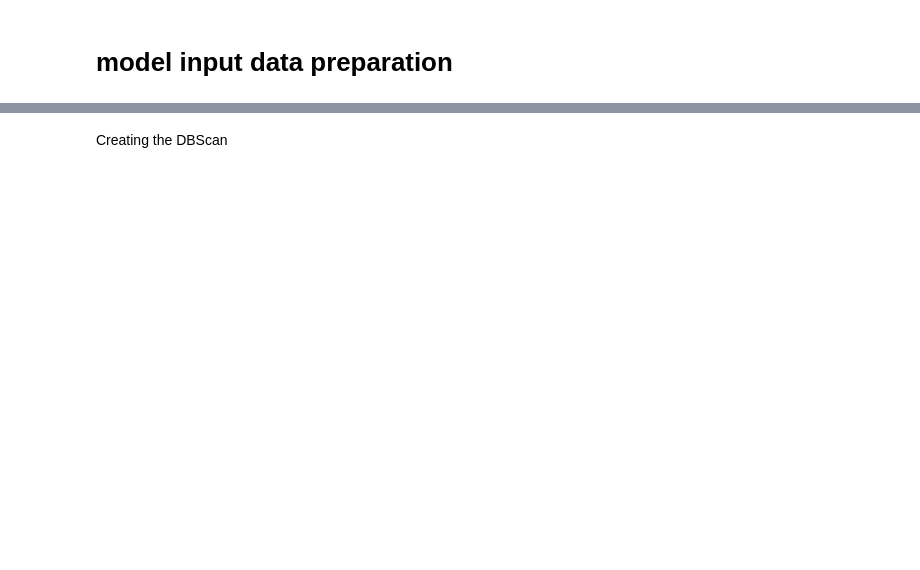
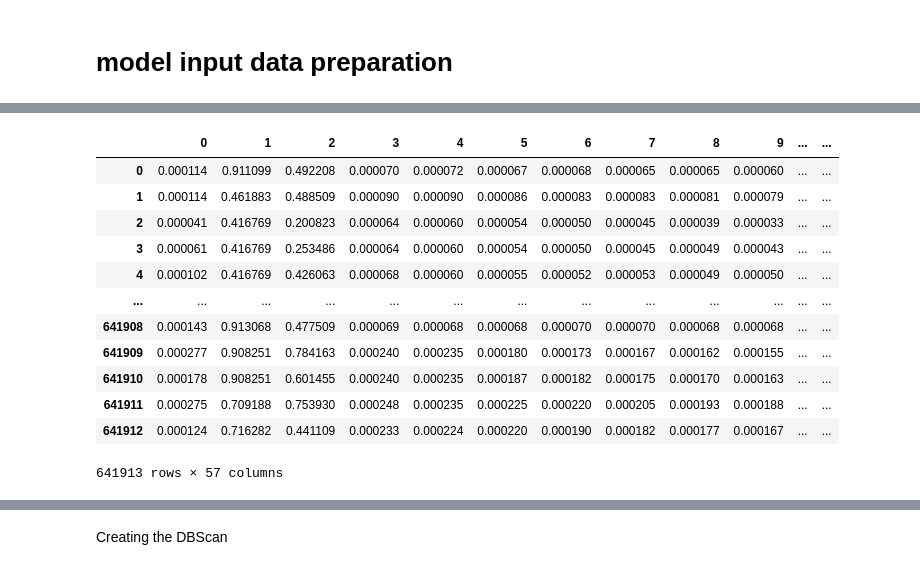
Before and after one commit to RapidSpectraX-Final-Year-Project/1.0, a Jupyter notebook: siamese.ipynb, the cells around one changed output, grey strips where cells are left out. Cells and saved outputs as stored; diff of their text form; code cells hidden in the pictures; blank space fills up the shorter version.

```diff
--- a/siamese.ipynb
+++ b/siamese.ipynb
@@ -65,0 +84,26 @@ spectra = list(mgf.read(mgf_file_path))
+# %%
+# import pandas as pd
+from sklearn.preprocessing import MinMaxScaler
+
+
+# Apply Min-Max Scaling
+scaler = MinMaxScaler()
+normalized_data = scaler.fit_transform(processed_features)
+
+# Convert back to DataFrame if needed
+normalized_df = pd.DataFrame(normalized_data, columns=processed_features.columns)
+normalized_df
+# %% [output]
+|  | 0 | 1 | 2 | 3 | 4 | 5 | 6 | 7 | 8 | 9 | ... | ... |
+| 0 | 0.000114 | 0.911099 | 0.492208 | 0.000070 | 0.000072 | 0.000067 | 0.000068 | 0.000065 | 0.000065 | 0.000060 | ... | ... |
+| 1 | 0.000114 | 0.461883 | 0.488509 | 0.000090 | 0.000090 | 0.000086 | 0.000083 | 0.000083 | 0.000081 | 0.000079 | ... | ... |
+| 2 | 0.000041 | 0.416769 | 0.200823 | 0.000064 | 0.000060 | 0.000054 | 0.000050 | 0.000045 | 0.000039 | 0.000033 | ... | ... |
+| 3 | 0.000061 | 0.416769 | 0.253486 | 0.000064 | 0.000060 | 0.000054 | 0.000050 | 0.000045 | 0.000049 | 0.000043 | ... | ... |
+| 4 | 0.000102 | 0.416769 | 0.426063 | 0.000068 | 0.000060 | 0.000055 | 0.000052 | 0.000053 | 0.000049 | 0.000050 | ... | ... |
+| ... | ... | ... | ... | ... | ... | ... | ... | ... | ... | ... | ... | ... |
+| 641908 | 0.000143 | 0.913068 | 0.477509 | 0.000069 | 0.000068 | 0.000068 | 0.000070 | 0.000070 | 0.000068 | 0.000068 | ... | ... |
+| 641909 | 0.000277 | 0.908251 | 0.784163 | 0.000240 | 0.000235 | 0.000180 | 0.000173 | 0.000167 | 0.000162 | 0.000155 | ... | ... |
+| 641910 | 0.000178 | 0.908251 | 0.601455 | 0.000240 | 0.000235 | 0.000187 | 0.000182 | 0.000175 | 0.000170 | 0.000163 | ... | ... |
+| 641911 | 0.000275 | 0.709188 | 0.753930 | 0.000248 | 0.000235 | 0.000225 | 0.000220 | 0.000205 | 0.000193 | 0.000188 | ... | ... |
+| 641912 | 0.000124 | 0.716282 | 0.441109 | 0.000233 | 0.000224 | 0.000220 | 0.000190 | 0.000182 | 0.000177 | 0.000167 | ... | ... |
+641913 rows × 57 columns
```
Also changed, not shown: parts of 22 cells of this notebook.
